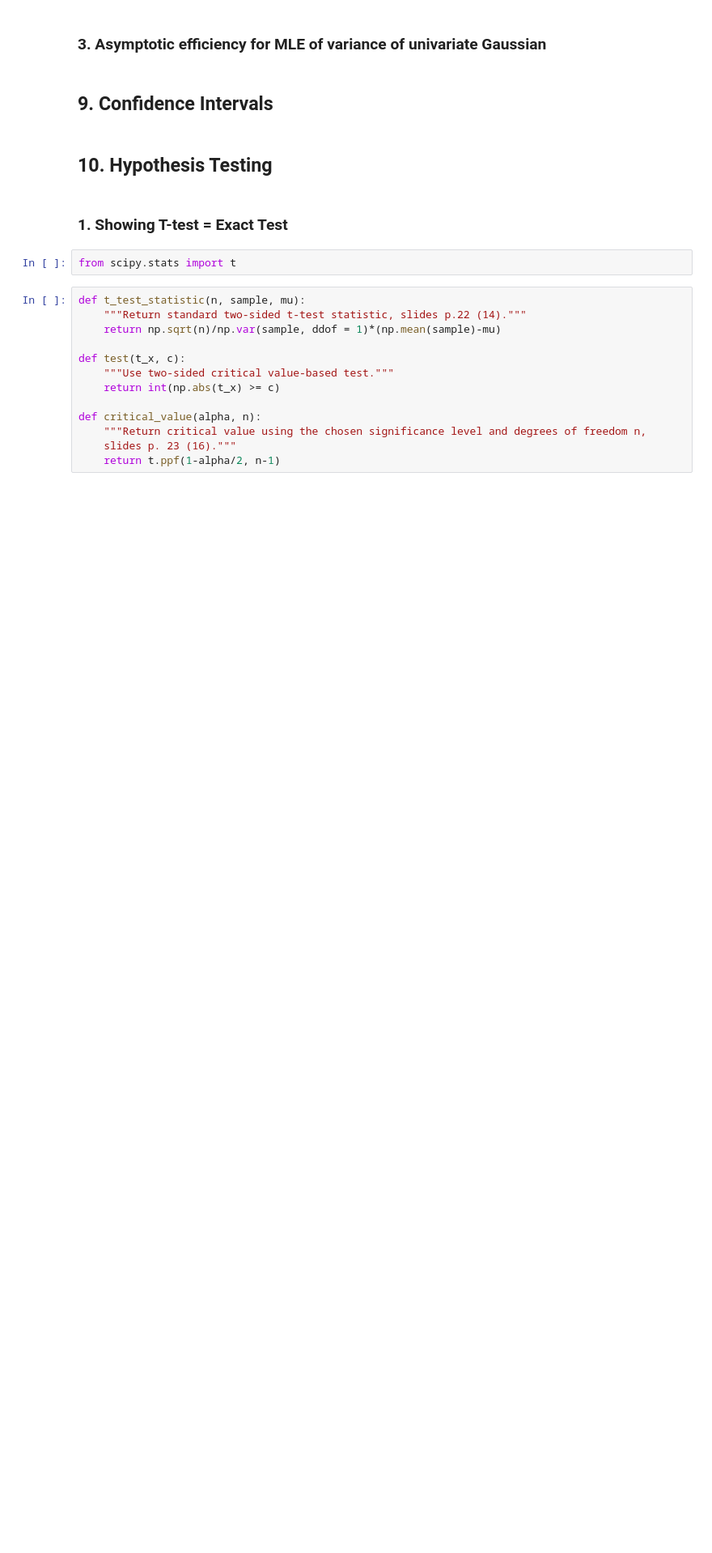
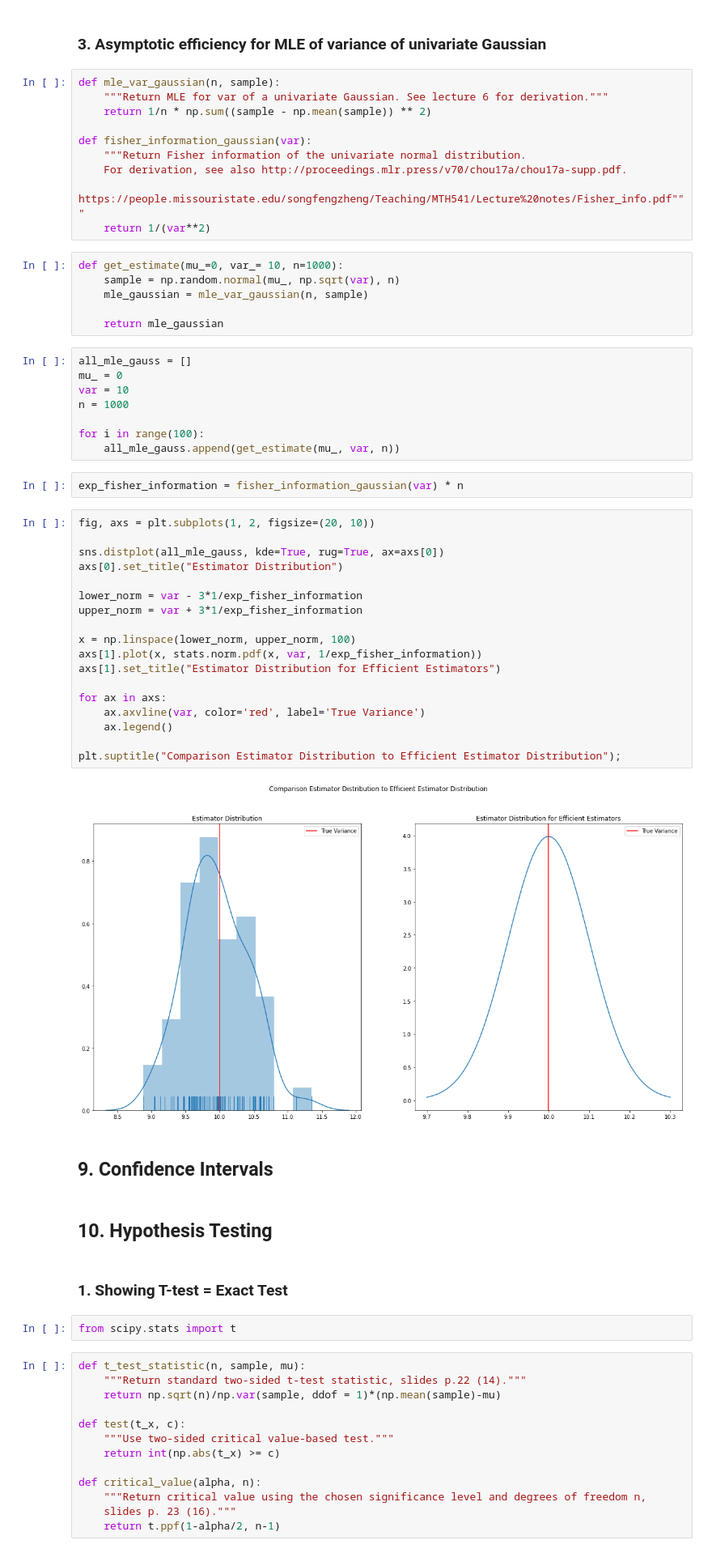
Before and after one commit to DorotheaMueller/statistics_assignments, a Jupyter notebook: ex_2.ipynb, the cells around one changed output. Shown at 81% size. Saved outputs shown, nothing was run; the diff lists cells and outputs as text; blank space fills up the shorter version.

```diff
--- a/ex_2.ipynb
+++ b/ex_2.ipynb
@@ -445,5 +497,51 @@ We cannot simulate all $\theta \in \mathbb{\theta}$, but for all sampled $\theta
 # %% [markdown]
 ### 3. Asymptotic efficiency for MLE of variance of univariate Gaussian
+# %%
+def mle_var_gaussian(n, sample):
+    """Return MLE for var of a univariate Gaussian. See lecture 6 for derivation."""
+    return 1/n * np.sum((sample - np.mean(sample)) ** 2)
+
+def fisher_information_gaussian(var):
+    """Return Fisher information of the univariate normal distribution.
+    For derivation, see also http://proceedings.mlr.press/v70/chou17a/chou17a-supp.pdf.
+    https://people.missouristate.edu/songfengzheng/Teaching/MTH541/Lecture%20notes/Fisher_info.pdf"""
+    return 1/(var**2)
+# %%
+def get_estimate(mu_=0, var_= 10, n=1000):
+    sample = np.random.normal(mu_, np.sqrt(var), n)
+    mle_gaussian = mle_var_gaussian(n, sample)
+
+    return mle_gaussian
+# %%
+all_mle_gauss = []
+mu_ = 0
+var = 10
+n = 1000
+
+for i in range(100):
+    all_mle_gauss.append(get_estimate(mu_, var, n))
+# %%
+exp_fisher_information = fisher_information_gaussian(var) * n
+# %%
+fig, axs = plt.subplots(1, 2, figsize=(20, 10))
+
+sns.distplot(all_mle_gauss, kde=True, rug=True, ax=axs[0])
+axs[0].set_title("Estimator Distribution")
+
+lower_norm = var - 3*1/exp_fisher_information
+upper_norm = var + 3*1/exp_fisher_information
+
+x = np.linspace(lower_norm, upper_norm, 100)
+axs[1].plot(x, stats.norm.pdf(x, var, 1/exp_fisher_information))
+axs[1].set_title("Estimator Distribution for Efficient Estimators")
+
+for ax in axs:
+    ax.axvline(var, color='red', label='True Variance')
+    ax.legend()
+
+plt.suptitle("Comparison Estimator Distribution to Efficient Estimator Distribution");
+# %% [output]
+[figure, added]
 # %% [markdown]
 ## 9. Confidence Intervals
 # %% [markdown]
```
Also changed, not shown: parts of 8 cells of this notebook.
